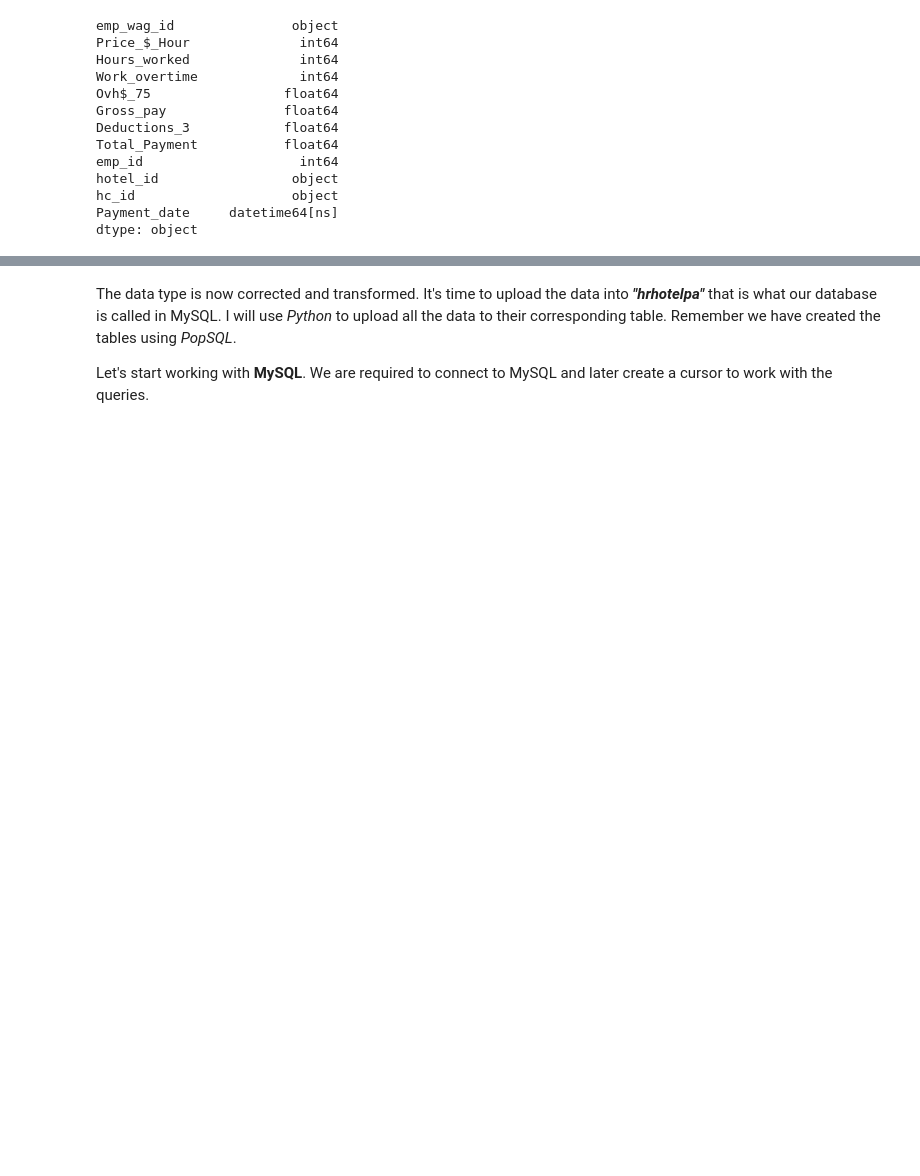
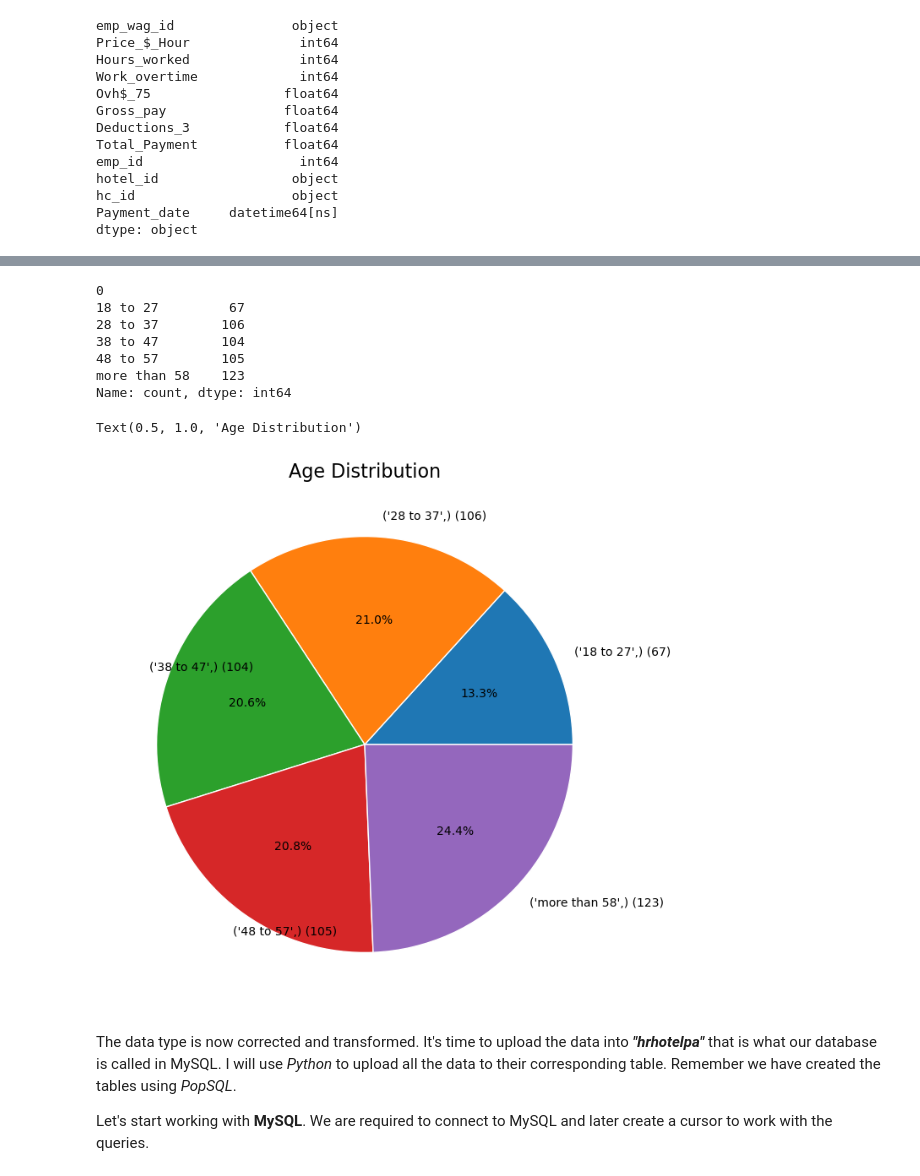
Before and after one commit to nachogalasso/da_python, a Jupyter notebook: hotel_hranalytics/hhanalysis.ipynb, the cells around one changed output, grey strips where cells are left out. Drawn from its saved outputs; the diff is of its cells as text; code cells hidden in the pictures; blank space fills up the shorter version.

```diff
--- a/hotel_hranalytics/hhanalysis.ipynb
+++ b/hotel_hranalytics/hhanalysis.ipynb
@@ -194,3 +242,40 @@ dtype: object
+# %%
+#Age range
+def age_range(age):
+    if age >= 18 and age <= 27:
+        return '18 to 27'
+    elif age >= 28 and age <= 37:
+        return '28 to 37'
+    elif age >= 38 and age <= 47:
+        return '38 to 47'
+    elif age >= 48 and age <= 57:
+        return '48 to 57'
+    else:
+        return 'more than 58'
+
+emp_age_range = df_rawemp['Age'].apply(lambda x: pd.Series(age_range(x))).value_counts().sort_index()
+print(emp_age_range)
+
+range_count = emp_age_range.sum()
+percentage = (emp_age_range / range_count) * 100
+
+fig, ax = plt.subplots(figsize=(10, 8))
+
+labels = [f'{age} ({count})' for age, count in zip(emp_age_range.index, emp_age_range)]
+
+ax.pie(emp_age_range, labels=labels, autopct='%1.1f%%', center=(4, 4), wedgeprops={"linewidth": 1, "edgecolor": "white"}, labeldistance=1.1)
+
+ax.set_title('Age Distribution', fontsize=16)
+# %% [output]
+0
+18 to 27         67
+28 to 37        106
+38 to 47        104
+48 to 57        105
+more than 58    123
+Name: count, dtype: int64
+Text(0.5, 1.0, 'Age Distribution')
+[figure, added]
 # %% [markdown]
 <p>The data type is now corrected and transformed. It's time to upload the data into <b><i>"hrhotelpa"</i></b> that is what our database is called  in MySQL. I will use <i>Python</i> to upload all the data to their corresponding table. Remember we have created the tables using <i>PopSQL</i>.</p>
 
```
Also changed, not shown: parts of 7 cells of this notebook, 3 other files.
